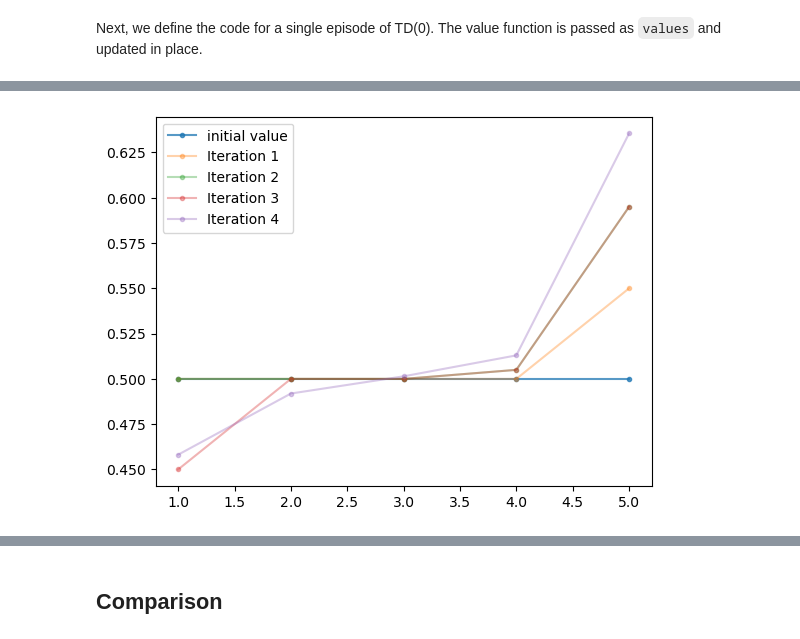
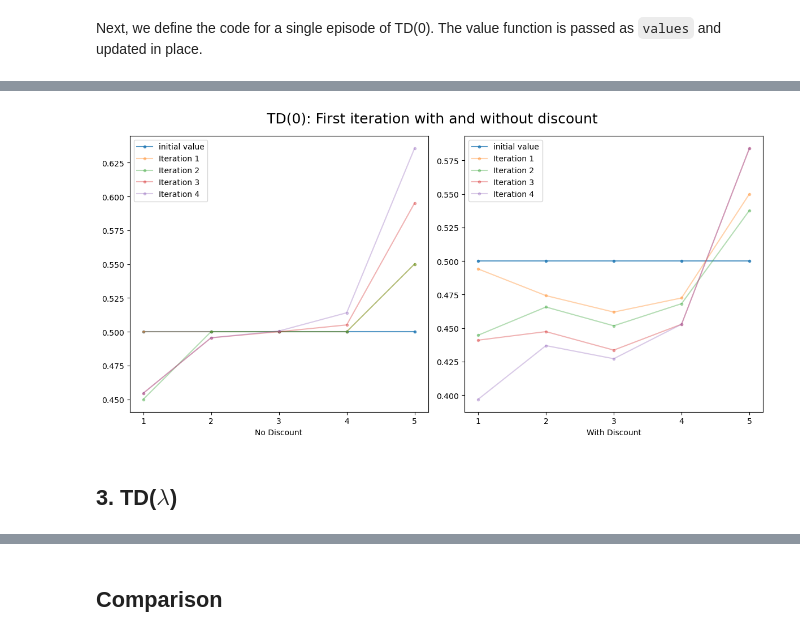
Before and after one commit to pbagnoud/ATML_2024, a Jupyter notebook: seminar04/randomWalk.ipynb, the cells around one changed output, grey strips where cells are left out. Cells and saved outputs as stored; diff of their text form; code cells hidden in the pictures.

Commit message:
TD(lambda) implementation

```diff
--- a/seminar04/randomWalk.ipynb
+++ b/seminar04/randomWalk.ipynb
@@ -48,7 +56,7 @@ Create an instance and test the environment
 rw = RandomWalk(LENGTH)
 # %%
 rw.reset()
-while not ( rw.pos in rw.TERMINAL_POSITIONS):
+while not ( rw.is_terminal()):
     rw.step()
     print(rw)
 # %% [output]
@@ -106,15 +102,20 @@ def generateEpisode(randomWalk: RandomWalk):
 Next, we define the code for a single episode of MC.
 The value function is passed as `values` and updated in place.
 # %%
+def give_return(reward:list,gamma:float) -> float:
+    if len(reward)==0:
+        return 0
+    return reward[0]+gamma*give_return(reward[1:],gamma)
 
-def monteCarloEpisode(randomWalk: RandomWalk, values, alpha):
+def monteCarloEpisode(randomWalk: RandomWalk, values, alpha, gamma=1):
     # Generate an episode
     path, reward = generateEpisode(randomWalk)
 
     # Update values
     for state in range(randomWalk.length):
         if state in path:
-            values[state] += alpha * (reward - values[state])
+            index = path.index(state)
+            values[state] += alpha * (give_return(reward[index:],gamma) - values[state])
 
     return values
 # %% [markdown]
@@ -169,17 +174,17 @@ The value function is passed as `values` and updated in place.
     # until S is terminal
 # %%
 
-def tdEpisode(randomWalk: RandomWalk, values, alpha):
+def tdEpisode(randomWalk: RandomWalk, values, alpha,gamma=1):
     # Initialize new random walk
     randomWalk.reset()
 
     # Generate an episode, updating values in the process
-    while not (randomWalk.pos in randomWalk.TERMINAL_POSITIONS):
-        curent_state = randomWalk.pos
-        next_state = randomWalk.step()
-        reward = int(next_state == randomWalk.length-1)
-        values[curent_state] += alpha * (reward + GAMMA*values[next_state]- values[curent_state])
-
+    while not (randomWalk.is_terminal()):
+        curent_state = randomWalk.position
+        randomWalk.step()
+        next_state = randomWalk.position
+        reward = randomWalk.reward()
+        values[curent_state] += alpha * (reward + gamma*values[next_state]- values[curent_state])
 
     return values
 # %%
@@ -204,11 +209,19 @@ plt.show()
 # %%
-values = 0.5 * np.ones(rw.length)
-values[rw.TERMINAL_POSITIONS]=0
-plt.plot(np.arange(rw.length-2)+1, values[1:-1], '.-',label='initial value',alpha=0.75)
-for iteration in range(4):
-    values=tdEpisode(rw,values,alpha=0.1)
-    plt.plot(np.arange(rw.length-2)+1, values[1:-1], '.-',label=f'Iteration {iteration+1}',alpha=0.35)
-plt.legend()
+fig, ax = plt.subplots(1,2,figsize=(12,6))
+for index, gamma in enumerate([GAMMA_NO_DISCOUNT,GAMMA]):
+    values = 0.5 * np.ones(rw.length)
+    values[rw.TERMINAL_POSITIONS]=0
+    ax[index].plot(np.arange(rw.length-2)+1, values[1:-1], '.-',label='initial value',alpha=0.75)
+    for iteration in range(4):
+        values=tdEpisode(rw,values,alpha=0.1,gamma=gamma)
+        ax[index].plot(np.arange(rw.length-2)+1, values[1:-1], '.-',label=f'Iteration {iteration+1}',alpha=0.35)
+    ax[index].legend()
+    ax[index].set_xticks(range(1,6))
+    ax[index].set_xlabel(["No Discount", "With Discount"][index])
+plt.suptitle("TD(0): First iteration with and without discount", fontsize=18)
+plt.tight_layout()
 plt.show()
 # %% [output]
-[figure, old version]
+[figure, new version]
+# %% [markdown]
+## 3. TD($\lambda$)
```
Also changed, not shown: parts of 12 cells of this notebook.
